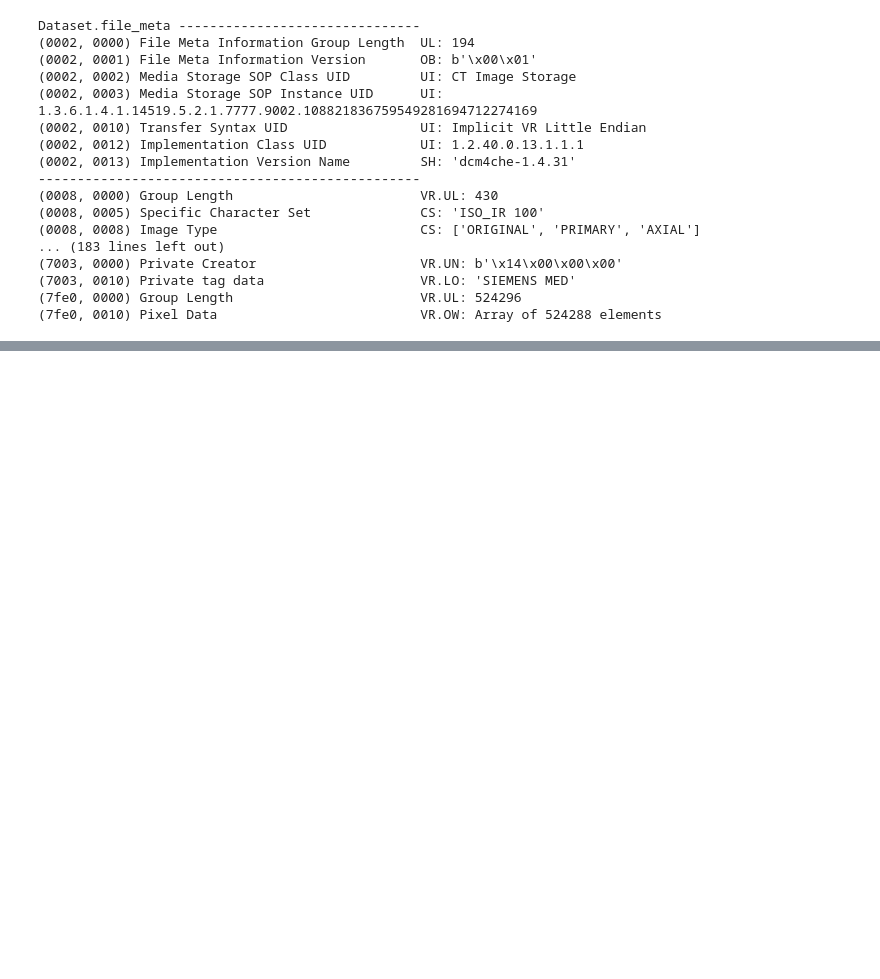
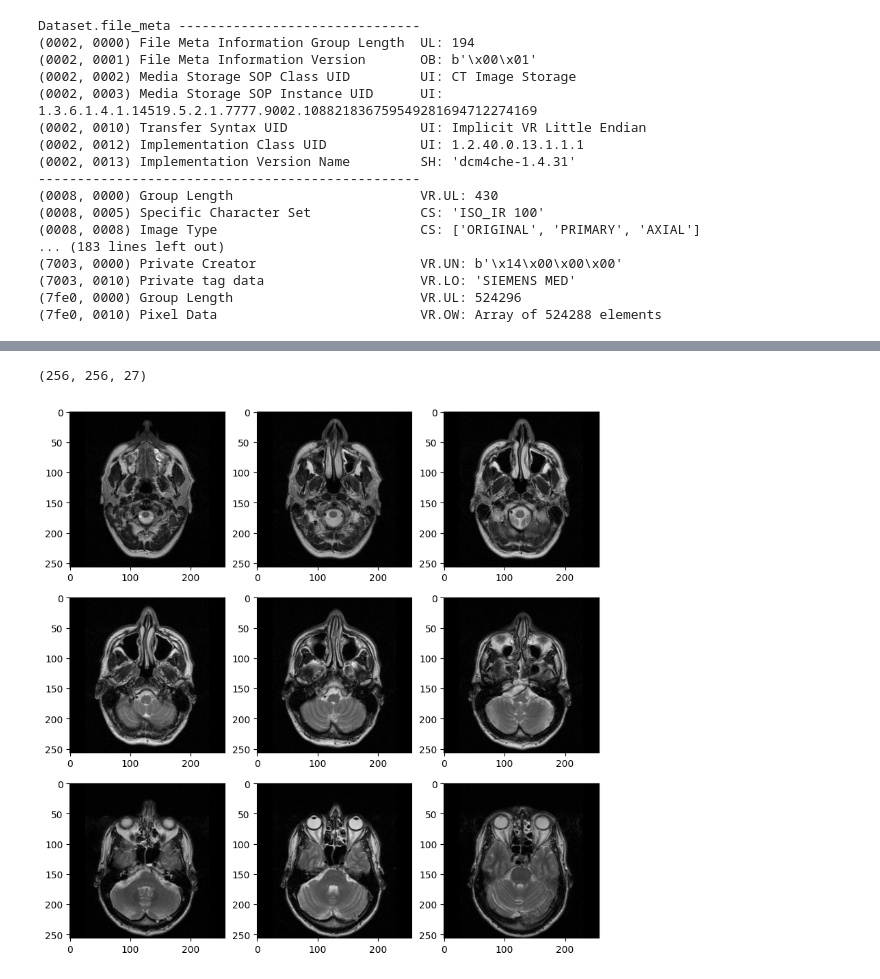
Before and after one commit to mohdsinad/Medical-Image-Processing, a Jupyter notebook: DICOMProcessor.ipynb, the cells around one changed output, grey strips where cells are left out. Drawn from its saved outputs; the diff is of its cells as text; code cells hidden in the pictures; blank space fills up the shorter version.

```diff
--- a/DICOMProcessor.ipynb
+++ b/DICOMProcessor.ipynb
@@ -37,0 +105,19 @@ Dataset.file_meta -------------------------------
+# %%
+series_reader = sitk.ImageSeriesReader()            # defining image reader functionality in SimpleITK
+series_reader.SetFileNames(mri_series_filenames)    # feeding filenames to image reader
+image_data = series_reader.Execute()
+
+print(image_data.GetSize())   # show the shape of the 3D image array
+# %% [output]
+(256, 256, 27)
+# %%
+mri = sitk.GetArrayFromImage(image_data)
+fig, axis = plt.subplots(3, 3, figsize=(10, 10))
+
+slice_counter = 0
+for i in range(3):
+    for j in range(3):
+        axis[i][j].imshow(mri[slice_counter], cmap="gray")
+        slice_counter+=1
+# %% [output]
+[figure, added]
```
Also changed, not shown: parts of 18 cells of this notebook, 1 other file.
